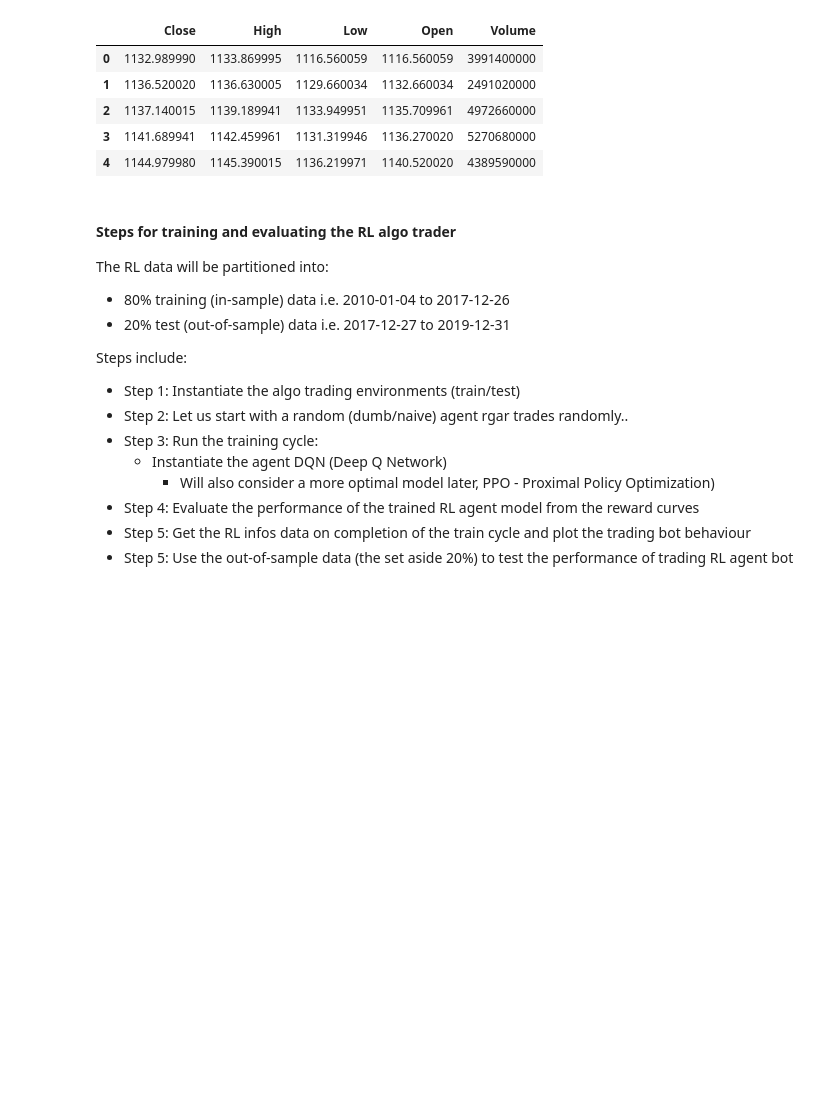
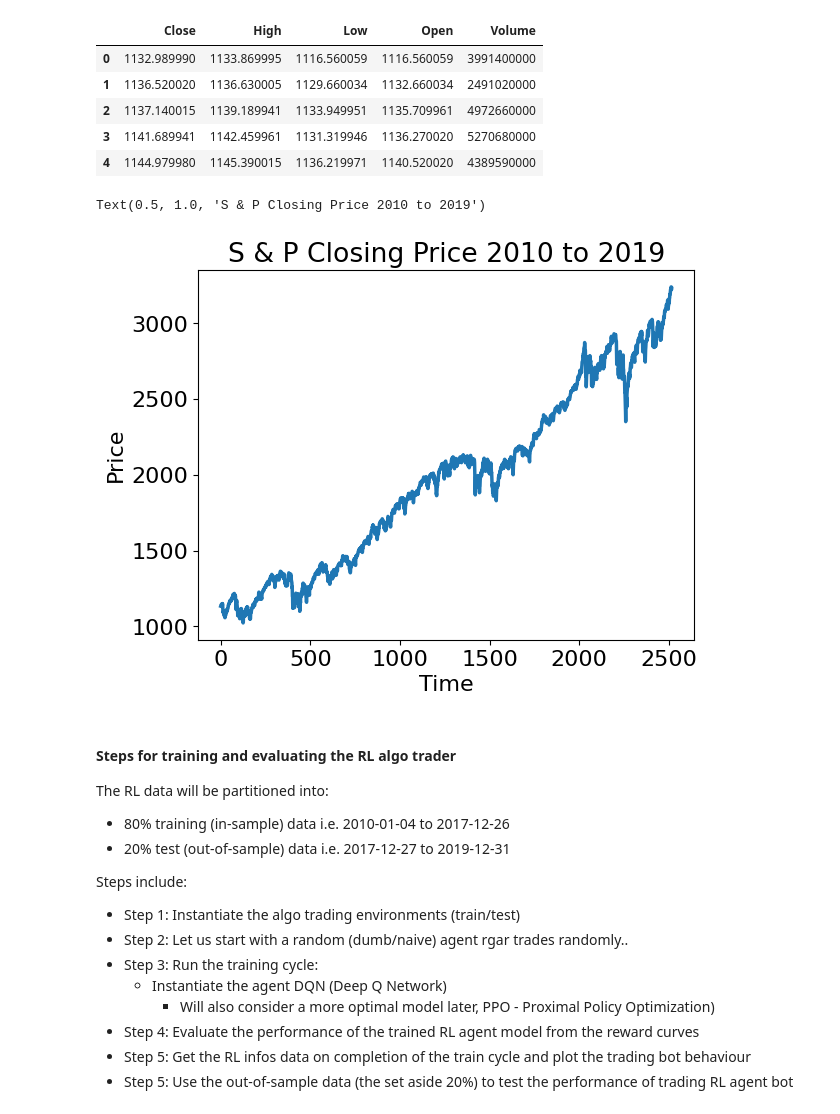
Before and after one commit to aidowu1/Hands-on-workshop-on-Reinforcement-Learning-Pydata2025, a Jupyter notebook: demos/rl-robo-algo-trader/notebooks/Simple-RL-Algo-Trader.ipynb, the cells around one changed output. Cells and saved outputs as stored; diff of their text form; code cells hidden in the pictures; blank space fills up the shorter version.

```diff
--- a/demos/rl-robo-algo-trader/notebooks/Simple-RL-Algo-Trader.ipynb
+++ b/demos/rl-robo-algo-trader/notebooks/Simple-RL-Algo-Trader.ipynb
@@ -109,6 +59,14 @@ df.shape[0]: 2516
 | 2 | 1137.140015 | 1139.189941 | 1133.949951 | 1135.709961 | 4972660000 |
 | 3 | 1141.689941 | 1142.459961 | 1131.319946 | 1136.270020 | 5270680000 |
 | 4 | 1144.979980 | 1145.390015 | 1136.219971 | 1140.520020 | 4389590000 |
+# %%
+plt.plot(df.Close)
+plt.xlabel("Time")
+plt.ylabel("Price")
+plt.title("S & P Closing Price 2010 to 2019")
+# %% [output]
+Text(0.5, 1.0, 'S & P Closing Price 2010 to 2019')
+[figure, added]
 # %% [markdown]
 #### Steps for training and evaluating the RL algo trader
 
```
Also changed, not shown: parts of 6 cells of this notebook, 12 other files.
